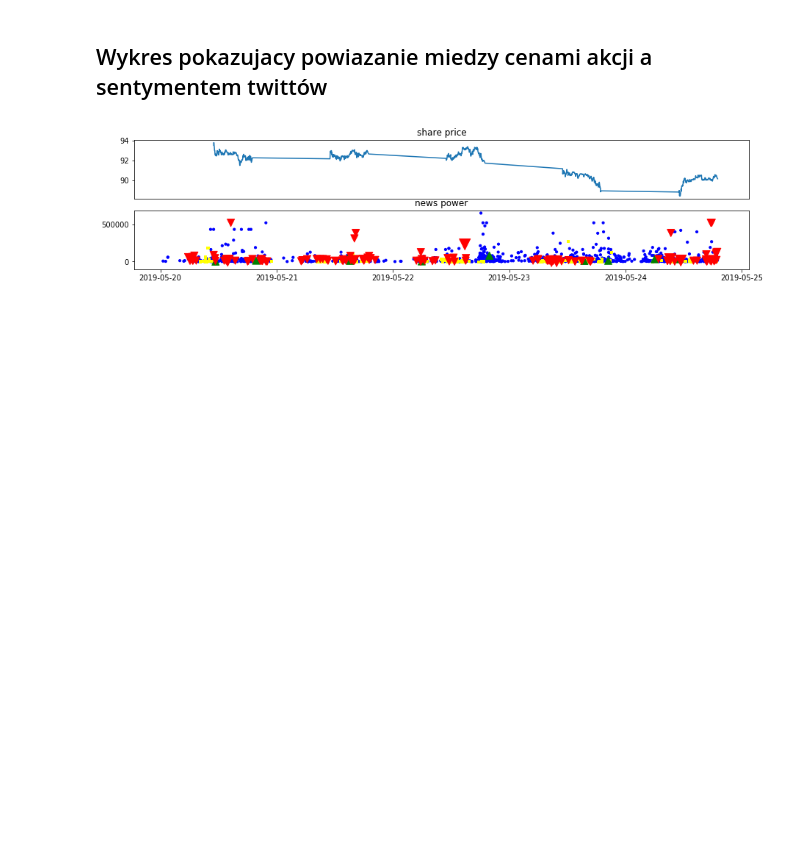
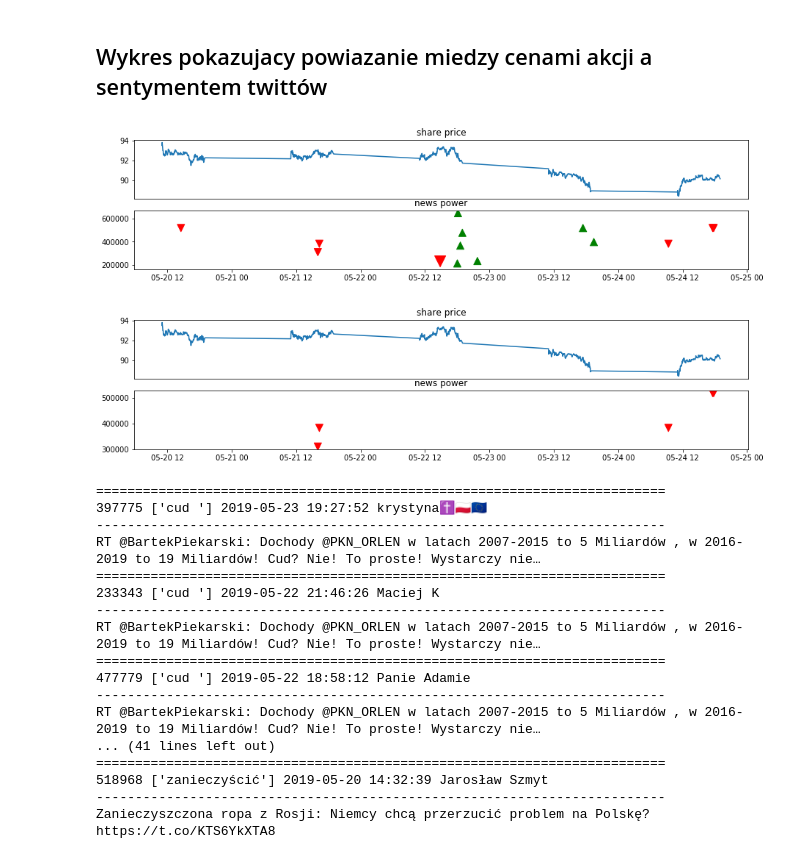
Before and after one commit to Toadstool/NewsIndicator, a Jupyter notebook: case_study_PKN_ORLEN.ipynb, the cells around one changed output. Cells and saved outputs as stored; diff of their text form; code cells hidden in the pictures; blank space fills up the shorter version.

```diff
--- a/case_study_PKN_ORLEN.ipynb
+++ b/case_study_PKN_ORLEN.ipynb
@@ -39,14 +36,22 @@ twp. KeyWords= { 'PKNORLEN' : {
                         'tańszy':1,
                         'zyskać':1,
                         'konsolidacja':1,
-                        'czysty':1
+                        'czysty':1,
+                        'cud ':1,
+                        'plan wznowienia':1,
+                        'spadły':1
                         }
                     }
                }
 
-twt =  twp.indicator('PKNORLEN','20190520','20190525')
-for t in twt:
-    if not t.ignore and t.power>100000 and t.sentiment==0:
-        print('==========================================')
-        print(str(t.power)+' '+ str(t.sentimentKeys) +' ' +str(t.date) +' ' + t.text)
+twt = twp.indicator('PKNORLEN','20190520','20190525')
+twt_f = list(filter(lambda x: not x.ignore and x.power>200000 and x.sentiment==0 ,twt))
+twt_f.sort(key=lambda x: x.power, reverse=True)
+for t in twt_f:
+    print('=========================================================================')
+    print(str(t.power)+' '+ str(t.sentimentKeys) +' ' +str(t.date))
+    print('-------------------------------------------------------------------------')
+    print(t.text)
+    print('-------------------------------------------------------------------------')
+    print(t.tokens)
 # %% [output]
@@ -70,8 +75,38 @@ for t in twt:
 # %% [markdown]
 Wykres pokazujacy powiazanie miedzy cenami akcji a sentymentem twittów
 ------------------------------------------------------------------------------------------------------------
-# %%
-import plot_helper
-plot_helper.plot2(data,twt)
-# %% [output]
-[figure, removed]
+# %%
+import plot_helper
+twt = list(filter(lambda x: not x.ignore and x.power>200000 and x.sentiment!=0 ,twt))
+plot_helper.plot2(data,twt)
+
+twt2 = list(filter(lambda x: '@wjakobik' in x.text or '@BiznesAlert' in x.text ,twt))
+plot_helper.plot2(data,twt2)
+
+
+
+for t in twt:
+    print('=========================================================================')
+    print(str(t.power)+' '+ str(t.sentimentKeys) +' ' +str(t.date)+' ' +str(t.user))
+    print('-------------------------------------------------------------------------')
+    print(t.text)
+# %% [output]
+[figure, added]
+[figure, added]
+=========================================================================
+397775 ['cud '] 2019-05-23 19:27:52 krystyna✝️🇵🇱🇪🇺
+-------------------------------------------------------------------------
+RT @BartekPiekarski: Dochody @PKN_ORLEN w latach 2007-2015 to 5 Miliardów , w 2016-2019 to 19 Miliardów! Cud? Nie! To proste! Wystarczy nie…
+=========================================================================
+233343 ['cud '] 2019-05-22 21:46:26 Maciej K
+-------------------------------------------------------------------------
+RT @BartekPiekarski: Dochody @PKN_ORLEN w latach 2007-2015 to 5 Miliardów , w 2016-2019 to 19 Miliardów! Cud? Nie! To proste! Wystarczy nie…
+=========================================================================
+477779 ['cud '] 2019-05-22 18:58:12 Panie Adamie
+-------------------------------------------------------------------------
+RT @BartekPiekarski: Dochody @PKN_ORLEN w latach 2007-2015 to 5 Miliardów , w 2016-2019 to 19 Miliardów! Cud? Nie! To proste! Wystarczy nie…
+... (41 lines left out)
+=========================================================================
+518968 ['zanieczyścić'] 2019-05-20 14:32:39 Jarosław Szmyt
+-------------------------------------------------------------------------
+Zanieczyszczona ropa z Rosji: Niemcy chcą przerzucić problem na Polskę? https://t.co/KTS6YkXTA8
```
Also changed, not shown: parts of 2 cells of this notebook, 4 other files.
